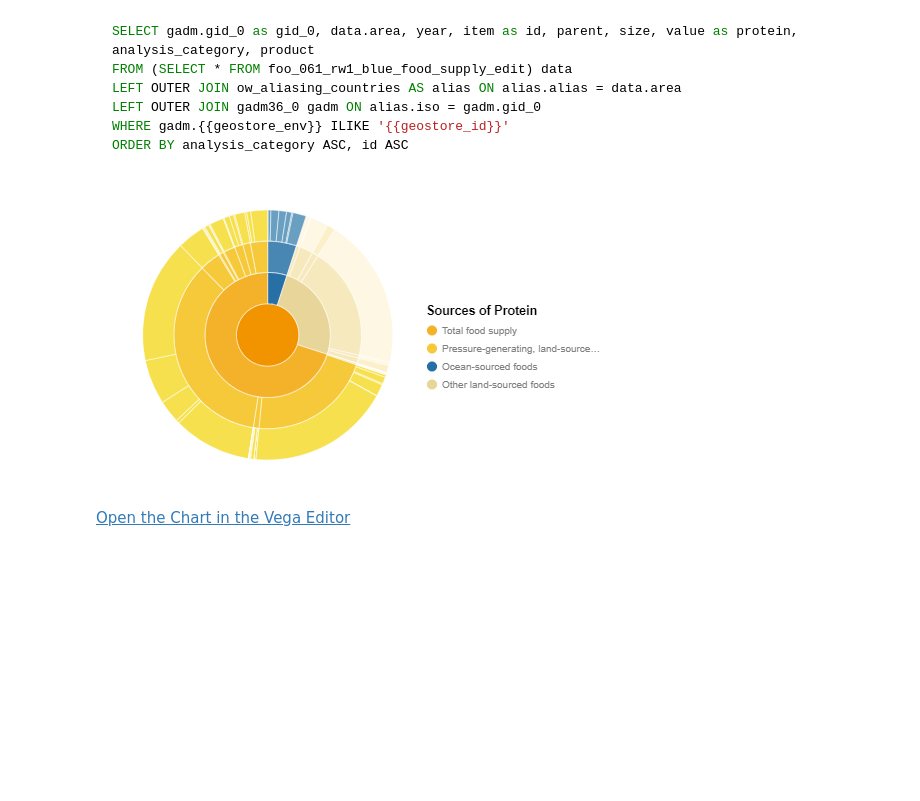
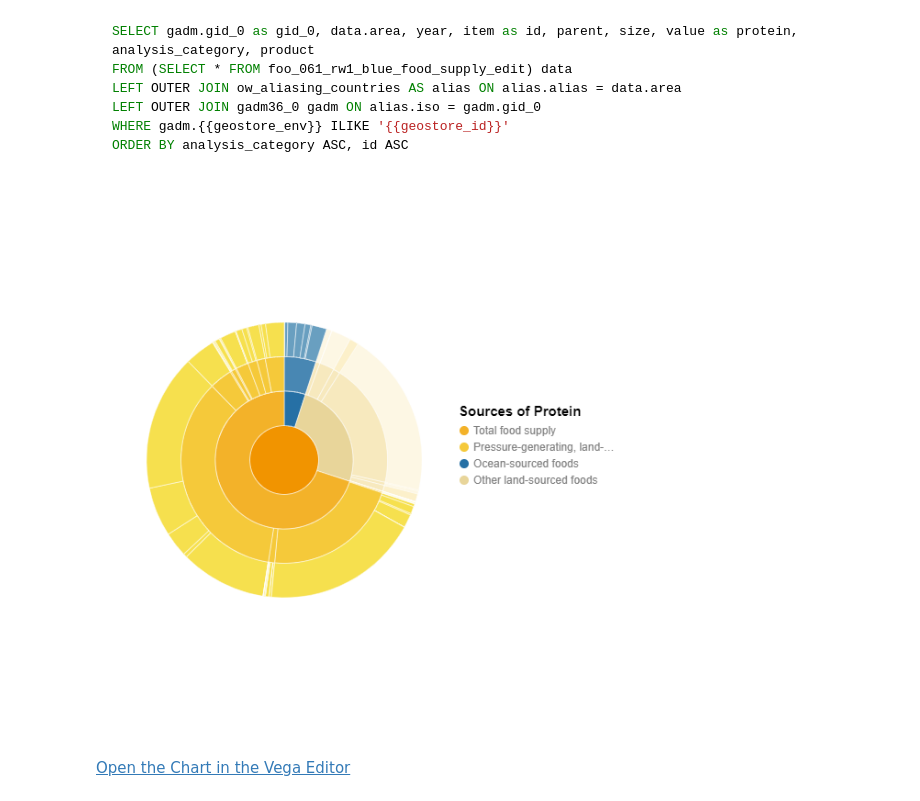
Before and after one commit to rachelthoms/wri-projects, a Jupyter notebook: ocean-watch/blue_food.ipynb, the cells around one changed output. Cells and saved outputs as stored; diff of their text form; code cells hidden in the pictures; blank space fills up the shorter version.

```diff
--- a/ocean-watch/blue_food.ipynb
+++ b/ocean-watch/blue_food.ipynb
@@ -64,8 +67,6 @@ ORDER BY analysis_category ASC, id ASC
 # %%
 spec=json.loads("""{
   "$schema": "https://vega.github.io/schema/vega/v5.json",
-  "width": 500,
-  "height": 300,
   "padding": 5,
   "autosize": "pad",
   "signals": [
@@ -78,7 +79,7 @@ spec=json.loads("""{
   "data": [
     {
       "name": "table",
-      "url": "https://wri-rw.carto.com/api/v2/sql?q= SELECT gadm.gid_0 as gid_0, data.area, year, item as id, parent, size, value as protein, analysis_category, product FROM (SELECT * FROM foo_061_rw1_blue_food_supply_edit) data LEFT OUTER JOIN ow_aliasing_countries AS alias ON alias.alias = data.area LEFT OUTER JOIN gadm36_0 gadm ON alias.iso = gadm.gid_0 WHERE gadm.{{geostore_env}} ILIKE '{{geostore_id}}' ORDER BY analysis_category ASC, id ASC",
+      "url": "https://wri-rw.carto.com/api/v2/sql?q= SELECT gadm.gid_0 as gid_0, data.area, year, item as id, parent, size, value as protein, analysis_category, product FROM (SELECT * FROM ocn_calcs_015_blue_food_protein_supply) data LEFT OUTER JOIN ow_aliasing_countries AS alias ON alias.alias = data.area LEFT OUTER JOIN gadm36_0 gadm ON alias.iso = gadm.gid_0 WHERE gadm.{{geostore_env}} ILIKE '{{geostore_id}}' ORDER BY analysis_category ASC, id ASC, year DESC",
       "format": {"type": "json", "property": "rows"},
       "transform": [
         {"type": "filter", "expr": "datum.year==year"},
@@ -227,10 +228,12 @@ spec=json.loads("""{
 # %%
 vega_view=dict(spec)
 vega_view['legends'][0]['labelFont'] = 'Arial'
 vega_view['legends'][0]['titleFont'] = 'Arial'
+vega_view['height'] = widget_height
+vega_view['width'] = widget_width
 vega_view['data'][0]['url']= vega_view['data'][0]['url'].replace('{{geostore_env}}','geostore_prod')
 vega_view['data'][0]['url'] = vega_view['data'][0]['url'].replace('{{geostore_id}}','f653d0a434168104f4bdcdf8c712d079')
 Vega(vega_view)
 # %% [output]
-[figure, old version]
+[figure, new version]
 # %% [markdown]
```
Also changed, not shown: parts of 10 cells of this notebook, 1 other file.
